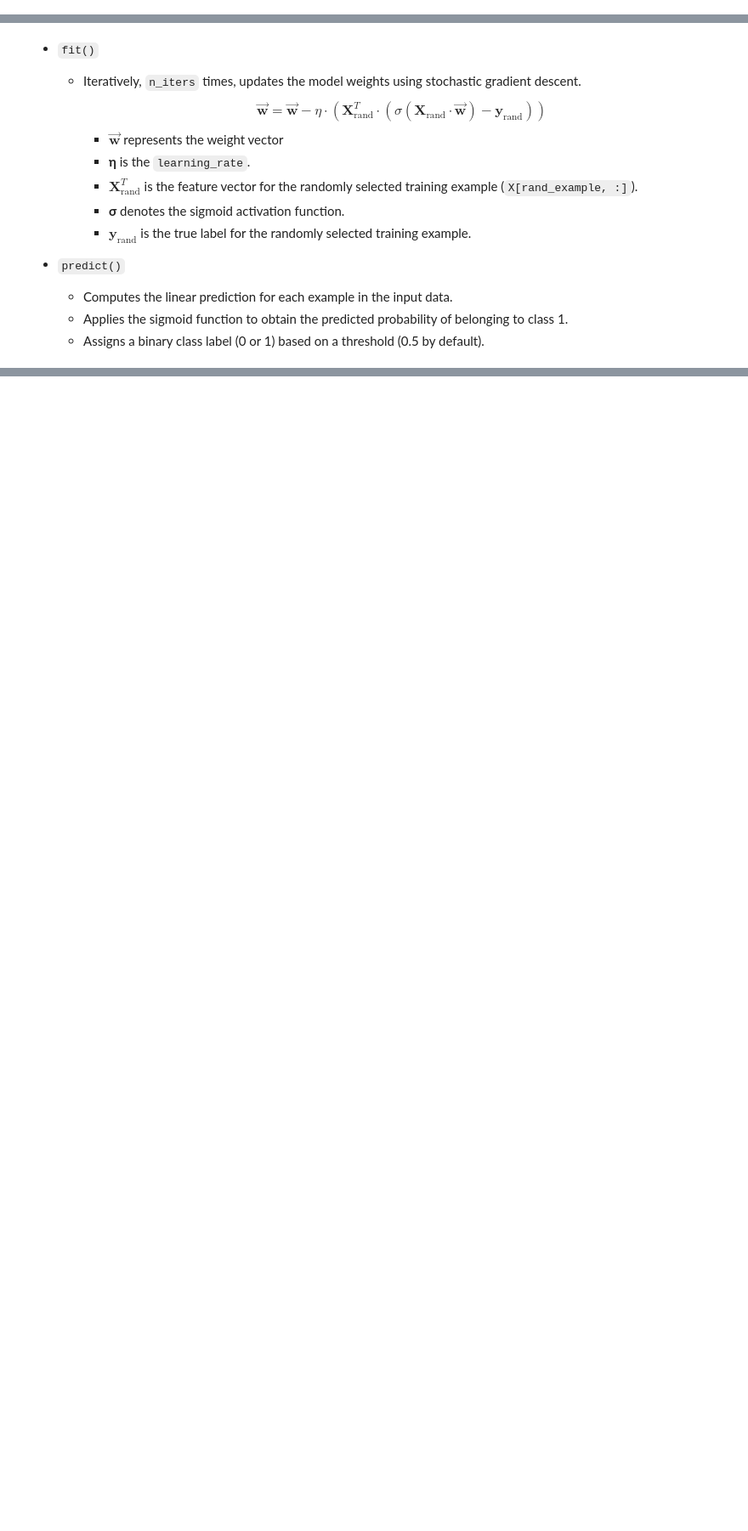
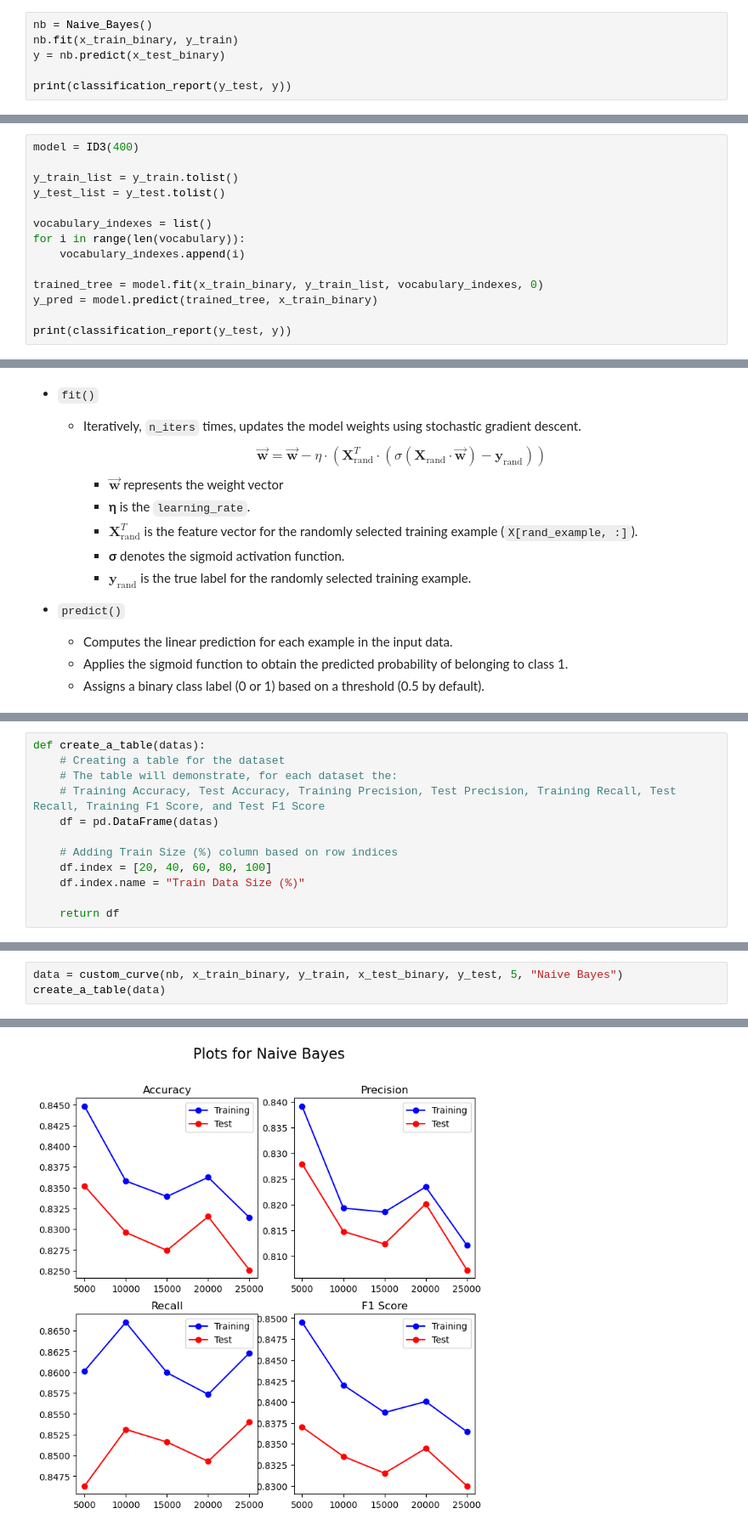
Before and after one commit to OSpyropoulos/IMDb-reviews-classification, a Jupyter notebook: IMDB-reviews-classification.ipynb, the cells around one changed output, grey strips where cells are left out. Shown at 85% size. Saved outputs shown, nothing was run; the diff lists cells and outputs as text; blank space fills up the shorter version.

Commit message:
Final Notebook for Parts 1 & 2 (IMDB-reviews-classification.ipynb)

```diff
--- a/IMDB-reviews-classification.ipynb
+++ b/IMDB-reviews-classification.ipynb
@@ -268,0 +395,6 @@ x_test_binary = np.array(x_test_binary)
+# %%
+nb = Naive_Bayes()
+nb.fit(x_train_binary, y_train)
+y = nb.predict(x_test_binary)
+
+print(classification_report(y_test, y))
@@ -268,0 +611,14 @@ x_test_binary = np.array(x_test_binary)
+# %%
+model = ID3(400)
+
+y_train_list = y_train.tolist()
+y_test_list = y_test.tolist()
+
+vocabulary_indexes = list()
+for i in range(len(vocabulary)):
+    vocabulary_indexes.append(i)
+
+trained_tree = model.fit(x_train_binary, y_train_list, vocabulary_indexes, 0)
+y_pred = model.predict(trained_tree, x_train_binary)
+
+print(classification_report(y_test, y))
@@ -345,0 +960,12 @@ print(acc)
+# %%
+def create_a_table(datas):
+    # Creating a table for the dataset
+    # The table will demonstrate, for each dataset the:
+    # Training Accuracy, Test Accuracy, Training Precision, Test Precision, Training Recall, Test Recall, Training F1 Score, and Test F1 Score
+    df = pd.DataFrame(datas)
+
+    # Adding Train Size (%) column based on row indices
+    df.index = [20, 40, 60, 80, 100]
+    df.index.name = "Train Data Size (%)"
+
+    return df
@@ -345,0 +976,4 @@ print(acc)
+# %%
+data = custom_curve(nb, x_train_binary, y_train, x_test_binary, y_test, 5, "Naive Bayes")
+create_a_table(data)
+# %% [output]
@@ -345,0 +991 @@ print(acc)
+[figure, added]
```
Also changed, not shown: parts of 67 cells of this notebook, 1 other file.
